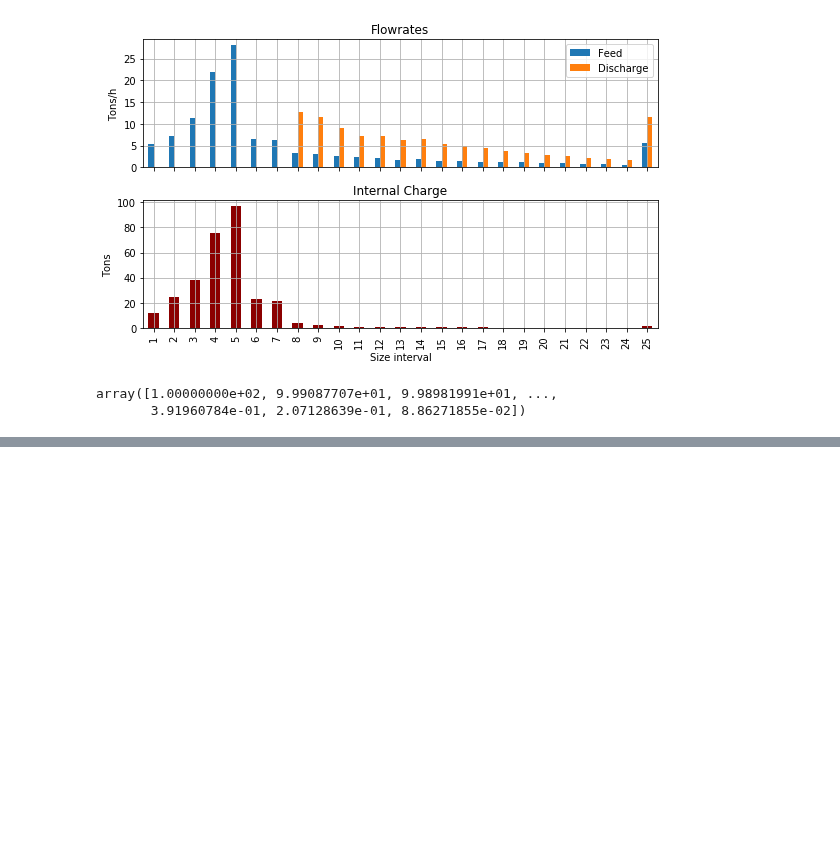
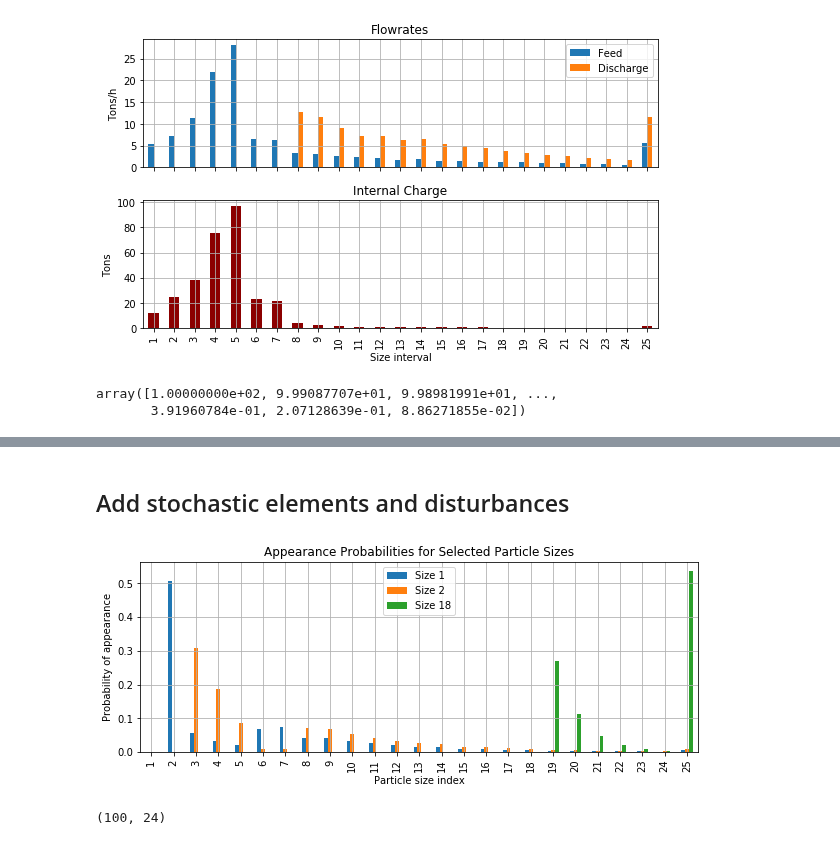
Before and after one commit to billtubbs/mech-575, a Jupyter notebook: code/python/project-grinding-dynamic-simulation-model.ipynb, the cells around one changed output, grey strips where cells are left out. Cells and saved outputs as stored; diff of their text form; code cells hidden in the pictures; blank space fills up the shorter version.

Commit message:
Stochastic breakage

```diff
--- a/code/python/project-grinding-dynamic-simulation-model.ipynb
+++ b/code/python/project-grinding-dynamic-simulation-model.ipynb
@@ -1131,0 +1135,47 @@ plt.show()
+# %% [markdown]
+## Add stochastic elements and disturbances
+# %%
+# Introduce randomness into rock breakage
+sizes = [1, 2, 18]
+
+plot_data = {}
+for size in sizes:
+    appearance_function = pd.Series(b_matrix[:, size-1], index=mesh.index[:-1])
+    assert appearance_function.sum() == 1
+    plot_data[f'Size {size}'] = appearance_function
+df = pd.DataFrame(plot_data, index=mesh.index[:-1])
+
+df.plot.bar(figsize=(10,3.5))
+plt.title('Appearance Probabilities for Selected Particle Sizes')
+plt.xlabel('Particle size index')
+plt.ylabel('Probability of appearance')
+plt.legend()
+plt.grid()
+plt.show()
+# %% [output]
+[figure, added]
+# %%
+# Use Dirichlet probability distribution
+# From wikipedia:
+#   "This distribution can be used if one wanted to cut strings
+#   (each of initial length 1.0) into K pieces with different
+#   lengths, where each piece had, on average, a designated
+#   average length, but allowing some variation in the relative
+#   sizes of the pieces"
+
+size = 1
+appearance_function = pd.Series(b_matrix[size:, size-1], index=mesh.index[size:-1])
+assert appearance_function.sum() == 1
+
+n = 100
+v = 100
+samples = np.random.dirichlet(v*appearance_function.values, size=n)
+print(samples.shape)
+assert np.allclose(samples.sum(axis=1), 1)
+
+means = samples.mean(axis=0)
+stds = samples.std(axis=0)
+max_values = samples.max(axis=0)
+min_values = samples.min(axis=0)
+# %% [output]
+(100, 24)
```
Also changed, not shown: parts of 25 cells of this notebook.
